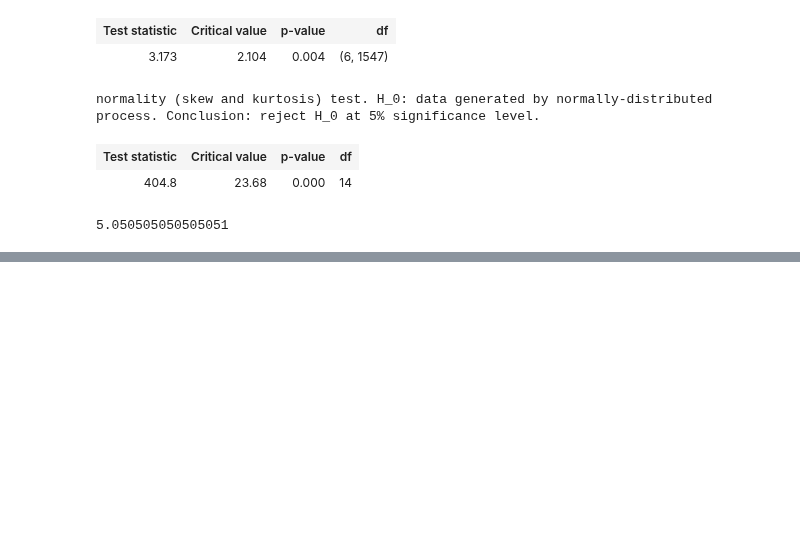
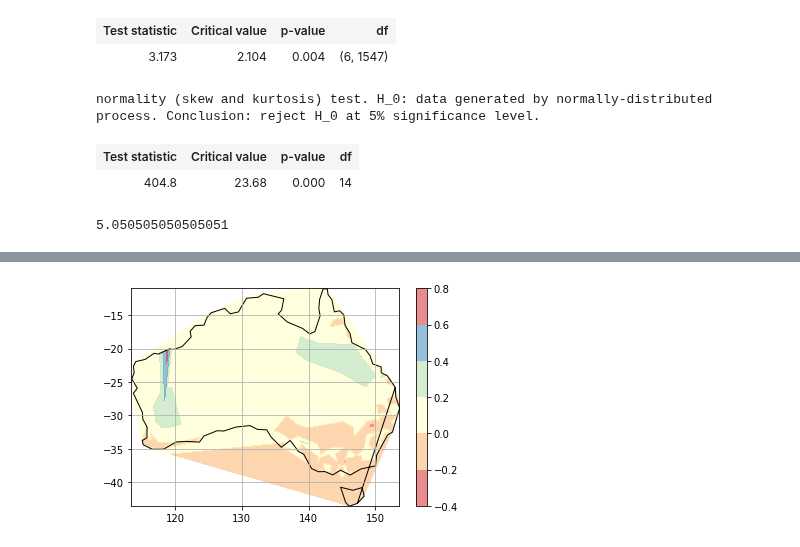
Before and after one commit to LyuLingfeng95/PhDProject1, a Jupyter notebook: Project1_p7_FAVAR.ipynb, the cells around one changed output, grey strips where cells are left out. Cells and saved outputs as stored; diff of their text form; code cells hidden in the pictures; blank space fills up the shorter version.

```diff
--- a/Project1_p7_FAVAR.ipynb
+++ b/Project1_p7_FAVAR.ipynb
@@ -1461,0 +1500,16 @@ observation
+# %%
+from sklearn.linear_model import LinearRegression
+df_FAVAR_error =pd.DataFrame((df_FAVAR.iloc[ -1].values - df_true.iloc[ -1].values)/ (df_true.iloc[ -1].values),
+                            columns = ['Errors'])
+df_FAVAR_error['postcode'] = observation.columns
+df_FAVAR_map0 = pd.merge(postcodedf ,df_FAVAR_error, on='postcode')
+df_FAVAR_map1 = df_FAVAR_map0[["latitude","longitude","Errors"]]
+length = len(df_FAVAR_map1)
+X = df_FAVAR_map1[['longitude','latitude']]
+y = df_FAVAR_map1['Errors']
+regressor = LinearRegression()
+regressor.fit(X, y) #training the algorithm
+X_test = df_boundary[['longitude','latitude']]
+y_pred = regressor.predict(X_test)
+df_boundary['Errors'] = y_pred
+df_FAVAR_map2 = pd.concat([df_FAVAR_map1, df_boundary], ignore_index=True, sort=False)
@@ -1461,0 +1588,28 @@ observation
+# %%
+from matplotlib.path import Path
+from matplotlib.patches import PathPatch
+from matplotlib.collections import PatchCollection
+
+path = Path(np.reshape(boundary ,(96,2)))
+patch = PathPatch(path, facecolor ='none')
+
+fig, ax = plt.subplots()
+
+cax = ax.contourf(x_mesh, y_mesh, z_mesh, levels, alpha=0.5, colors=colors, linestyles='None', vmin=vmin, vmax=vmax)
+
+
+ax.grid(True)
+
+patches = []
+patches.append(patch)
+p = PatchCollection(patches, match_original = True)
+ax.add_collection(p)
+
+# im = ax.imshow(z_mesh, interpolation ='nearest',
+#                origin ='lower', extent =[114, 155, -45, -10],
+#                clip_path = patch, clip_on = True)
+# contourf.set_clip_path(patch)
+
+cbar = fig.colorbar(cax, cmap = cm)
+# %% [output]
+[figure, added]
```
Also changed, not shown: parts of 31 cells of this notebook, 3 other files.
